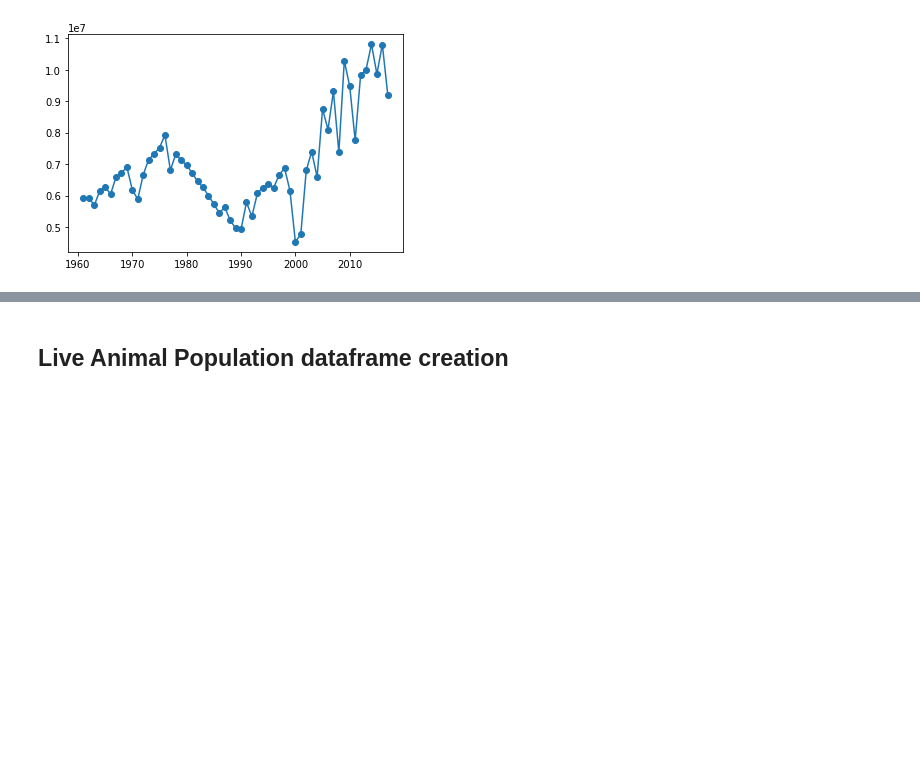
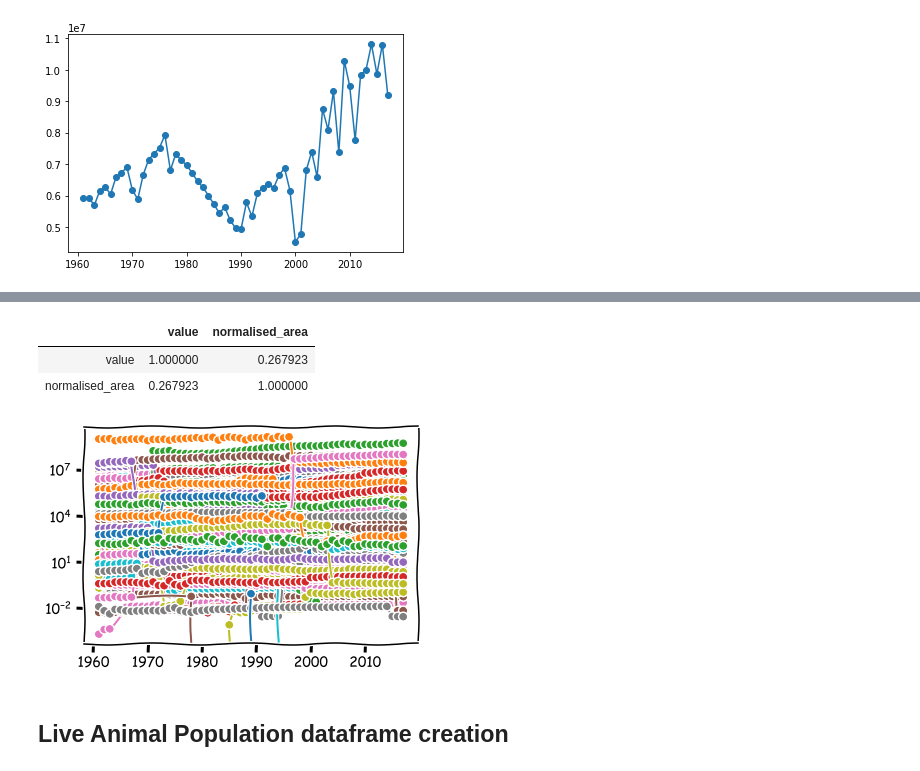
Before and after one commit to pull-fiction/make-crops-not-war, a Jupyter notebook: notebooks/general_trend.ipynb, the cells around one changed output, grey strips where cells are left out. Cells and saved outputs as stored; diff of their text form; code cells hidden in the pictures; blank space fills up the shorter version.

```diff
--- a/notebooks/general_trend.ipynb
+++ b/notebooks/general_trend.ipynb
@@ -319,0 +407,4 @@ _ = plt.plot_date(x=afghanistan_production['year'], y=afghanistan_production['va
+# %%
+population = dropped_agricultural_dfs[3]
+population = population.drop('item', axis = 1) ## Don't know its meaning
+population
@@ -319,0 +425,3 @@ _ = plt.plot_date(x=afghanistan_production['year'], y=afghanistan_production['va
+# %%
+for country in population['country'].unique():
+    print(country,":\n", population[population['country'] == country].value.describe())
@@ -319,0 +510,4 @@ _ = plt.plot_date(x=afghanistan_production['year'], y=afghanistan_production['va
+# %%
+print(len(prod_per_year_per_country))
+prod_per_year_per_country['normalised_area'] = prod_per_year_per_country['value']/land['value']
+prod_per_year_per_country
@@ -320,3 +529,26 @@ _ = plt.plot_date(x=afghanistan_production['year'], y=afghanistan_production['va
+# %%
+prod_per_year_per_country['normalised_pop'] = prod_per_year_per_country['value']/land['value']
+prod_per_year_per_country
+# %%
+prod_per_year_per_country.corr()
+# %% [output]
+|  | value | normalised_area |
+| value | 1.000000 | 0.267923 |
+| normalised_area | 0.267923 | 1.000000 |
+# %%
+for country in prod_per_year_per_country['country'].unique():
+    country_table = prod_per_year_per_country[prod_per_year_per_country['country'] == country]
+    raw = country_table['value']
+    area = country_table['normalised_area']
+    #plt.plot_date(x=prod_per_year_per_country['year'].unique(), y=raw, linestyle="-", xdate=True)
+
+    plt.plot_date(x=country_table['year'], y=area, linestyle="-", xdate=True, label=country)
+
+plt.yscale("log")
+#plt.plot_date(x=prod_per_year_per_country['year'], y=prod_per_year_per_country['value'], linestyle="dotted", xdate=True)
+#plt.legend()
+# %% [output]
+[figure, added]
 # %% [markdown]
 ## Live Animal Population dataframe creation
 # %%
```
Also changed, not shown: parts of 14 cells of this notebook, 5 other files.
